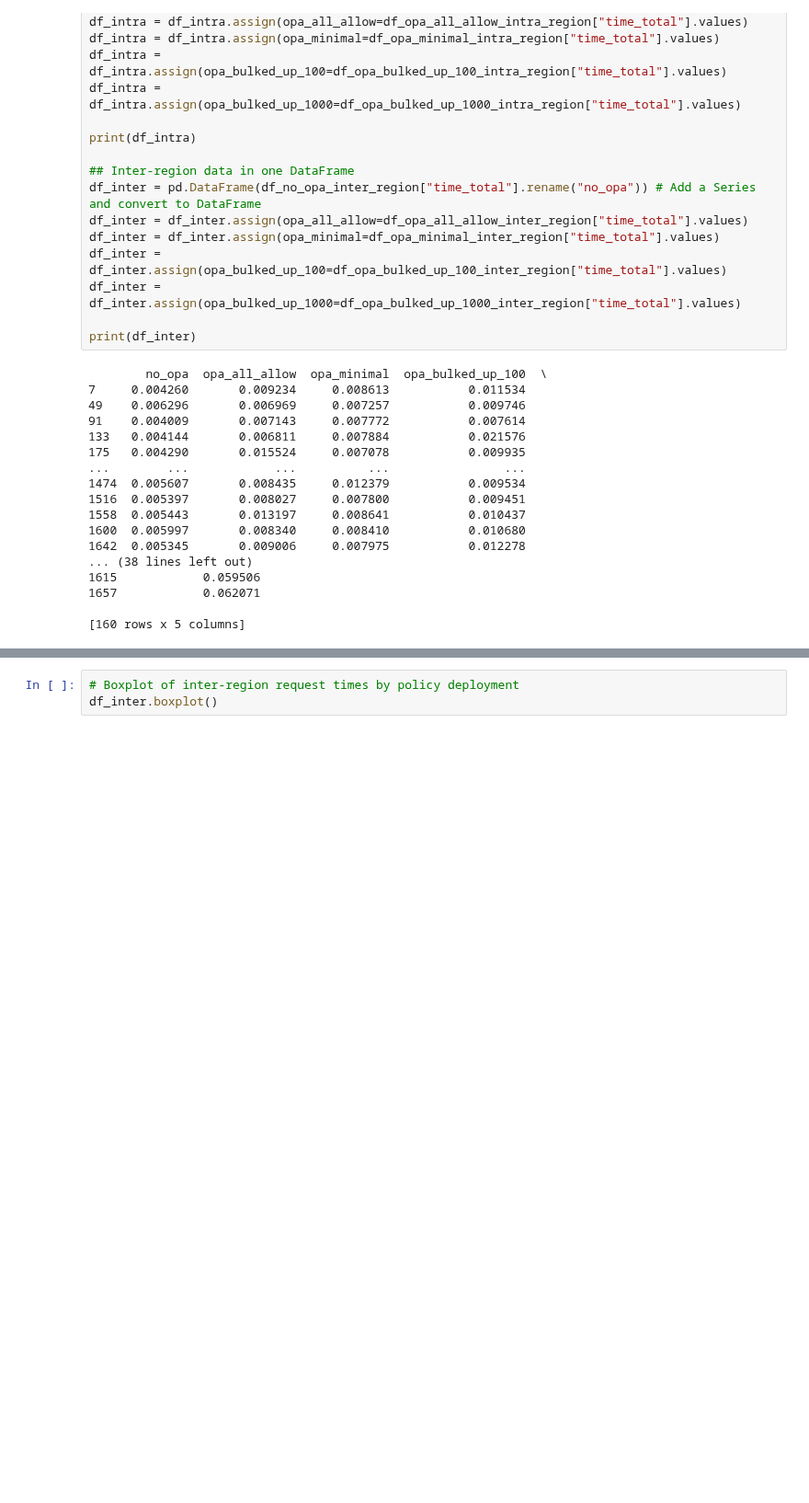
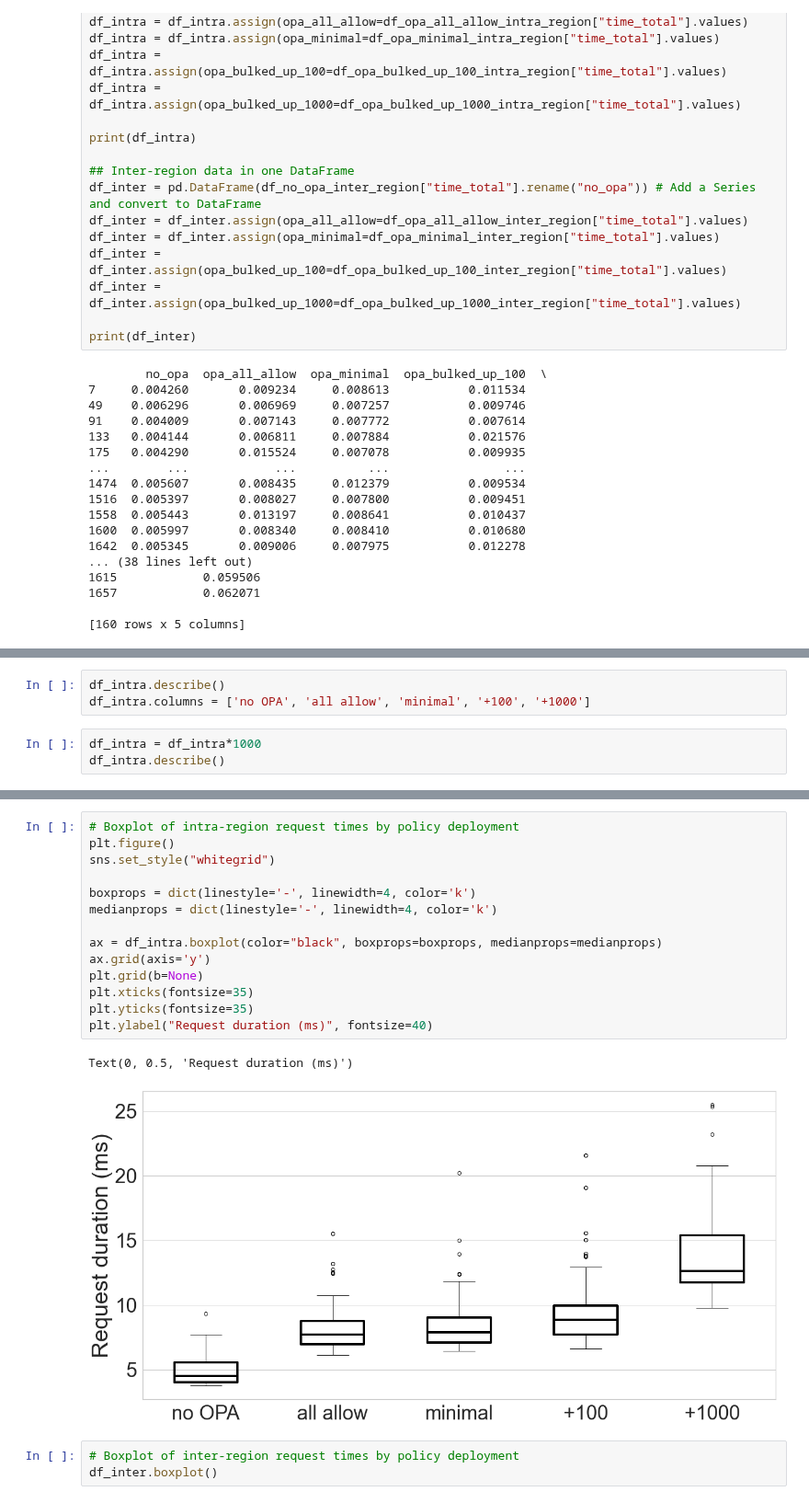
Before and after one commit to loicmiller/secure-workflow, a Jupyter notebook: movie-workflow/measurements/request-time/request-time-stats.ipynb, the cells around one changed output, grey strips where cells are left out. Shown at 92% size. Cells and saved outputs as stored; diff of their text form; blank space fills up the shorter version.

```diff
--- a/movie-workflow/measurements/request-time/request-time-stats.ipynb
+++ b/movie-workflow/measurements/request-time/request-time-stats.ipynb
@@ -827,0 +822,6 @@ df_intra.boxplot()
+# %%
+df_intra.describe()
+df_intra.columns = ['no OPA', 'all allow', 'minimal', '+100', '+1000']
+# %%
+df_intra = df_intra*1000
+df_intra.describe()
@@ -828,3 +838,20 @@ df_intra.boxplot()
+# %%
+# Boxplot of intra-region request times by policy deployment
+plt.figure()
+sns.set_style("whitegrid")
+
+boxprops = dict(linestyle='-', linewidth=4, color='k')
+medianprops = dict(linestyle='-', linewidth=4, color='k')
+
+ax = df_intra.boxplot(color="black", boxprops=boxprops, medianprops=medianprops)
+ax.grid(axis='y')
+plt.grid(b=None)
+plt.xticks(fontsize=35)
+plt.yticks(fontsize=35)
+plt.ylabel("Request duration (ms)", fontsize=40)
+# %% [output]
+Text(0, 0.5, 'Request duration (ms)')
+[figure, added]
 # %%
 # Boxplot of inter-region request times by policy deployment
 df_inter.boxplot()
```
Also changed, not shown: parts of 4 cells of this notebook, 1 other file.
